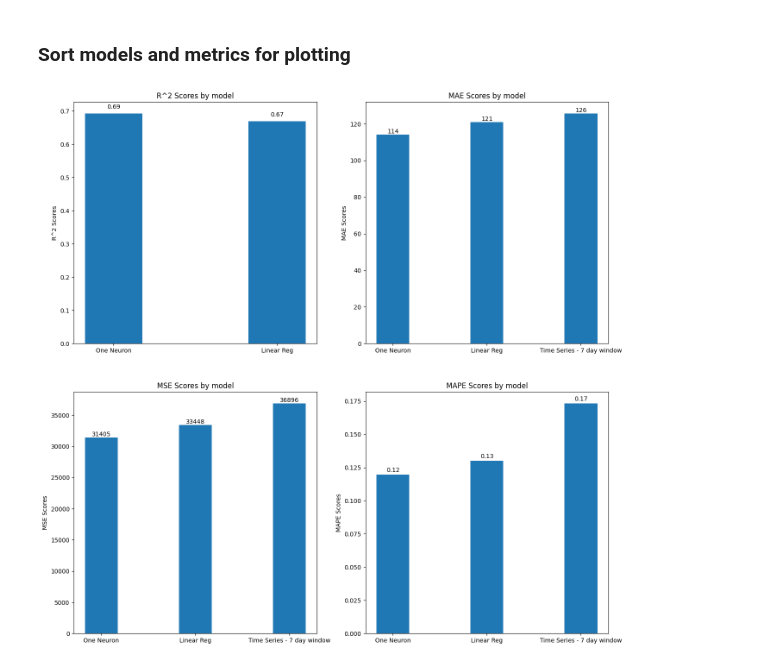
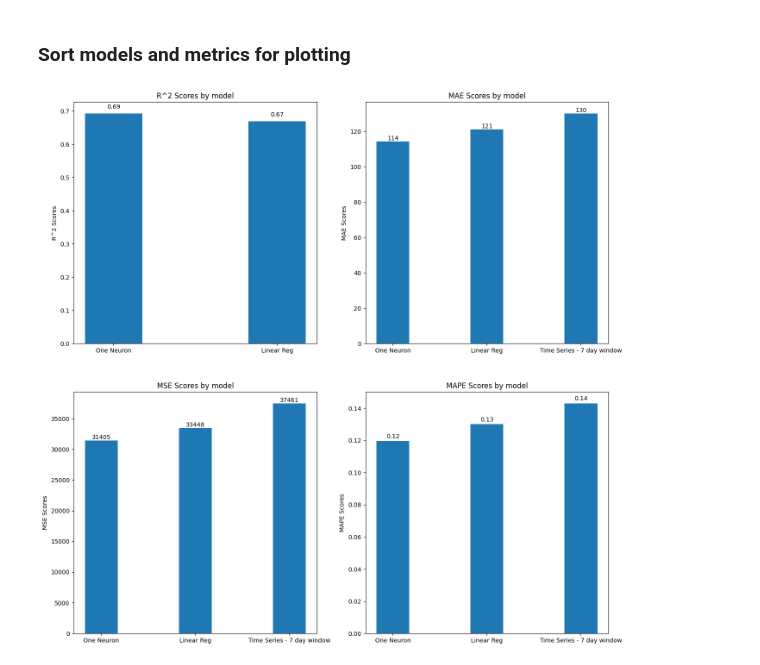
Before and after one commit to stevenhobbs/5501_Ontime_flights, a Jupyter notebook: 0.DFW_daily_flights_model_comparison.ipynb, the cells around one changed output. Saved outputs shown, nothing was run; the diff lists cells and outputs as text; code cells hidden in the pictures.

Commit message:
Extended LSTM to 28 days

```diff
--- a/0.DFW_daily_flights_model_comparison.ipynb
+++ b/0.DFW_daily_flights_model_comparison.ipynb
@@ -21,17 +21,17 @@ DNN_1N_mape = DNN_data.query("model == 'OneNeuron_LR'")['mape'].values[0]
 
 # Get time series metrics
 TS_data = pd.read_csv("model_output/TimeSeries_results.csv")
-LSTM7_mae = TS_data.query("model == 'LSTM7' and library == 'Keras'")['MAE'].values[0]
-LSTM7_mse = TS_data.query("model == 'LSTM7' and library == 'Keras'")['MSE'].values[0]
-LSTM7_mape = TS_data.query("model == 'LSTM7' and library == 'Sklearn'")['MAPE'].values[0]
+LSTMw28_mae = TS_data.query("model == 'LSTMw28' and library == 'Keras'")['MAE'].values[0]
+LSTMw28_mse = TS_data.query("model == 'LSTMw28' and library == 'Keras'")['MSE'].values[0]
+LSTMw28_mape = TS_data.query("model == 'LSTMw28' and library == 'Sklearn'")['MAPE'].values[0]
 # %% [markdown]
 ### Sort models and metrics for plotting
 # %%
 # Metric lists
 r2 = [LR_r2, DNN_1N_r2]
-mae = [LR_mae, DNN_1N_mae, LSTM7_mae]
-mse = [LR_mse, DNN_1N_mse, LSTM7_mse]
-mape = [LR_mape, DNN_1N_mape, LSTM7_mape]
+mae = [LR_mae, DNN_1N_mae, LSTMw28_mae]
+mse = [LR_mse, DNN_1N_mse, LSTMw28_mse]
+mape = [LR_mape, DNN_1N_mape, LSTMw28_mape]
 
 # Sort models and R^2 by R^2
 sorted_indices_r2 = np.argsort(r2)[::-1]
@@ -54,7 +54,7 @@ sorted_models_mape = [models[i] for i in sorted_indices_mape]
 sorted_mape = [mape[i] for i in sorted_indices_mape]
 # %%
 # Plot
-models = ['Linear Reg', 'One Neuron', 'Time Series - 7 day window']
+models = ['Linear Reg', 'One Neuron', 'Time Series - 28 day window']
 x = np.arange(len(models))
 bar_width = 0.35
 fix, axes = plt.subplots(nrows=2, ncols=2, figsize=(16, 16))
@@ -88,31 +88,31 @@ for bar, value in zip(bars_mae, sorted_mae):
 # MSE
 bar_mse = axes[1,0].bar(x, sorted_mse, bar_width, label='MSE')
 # axes[1,0].set_xlabel('Models')
 axes[1,0].set_ylabel('MSE Scores')
 axes[1,0].set_title('MSE Scores by model')
 axes[1,0].set_xticks(x)
 axes[1,0].set_xticklabels(sorted_models_mse)
 
 # Add values above MSE bars
 for bar, value in zip(bar_mse, sorted_mse):
     height = bar.get_height()
     axes[1,0].text(bar.get_x() + bar.get_width() / 2, height + 0.01, f'{value:.0f}', ha='center', va='bottom')
 
 # MAPE
 bar_mape = axes[1,1].bar(x, sorted_mape, bar_width, label='MAPE')
 # axes[1,1].set_xlabel('Models')
 axes[1,1].set_ylabel('MAPE Scores')
 axes[1,1].set_title('MAPE Scores by model')
 axes[1,1].set_xticks(x)
 axes[1,1].set_xticklabels(sorted_models_mape)
 
 # Add values above MAPE bars
 for bar, value in zip(bar_mape, sorted_mape):
     height = bar.get_height()
     axes[1,1].text(bar.get_x() + bar.get_width() / 2, height + 0.001, f'{value:.2f}', ha='center', va='bottom')
 
 
 plt.tight_layout
 plt.show()
 # %% [output]
-[figure, old version]
+[figure, new version]
```
Also changed, not shown: 14 other files.
